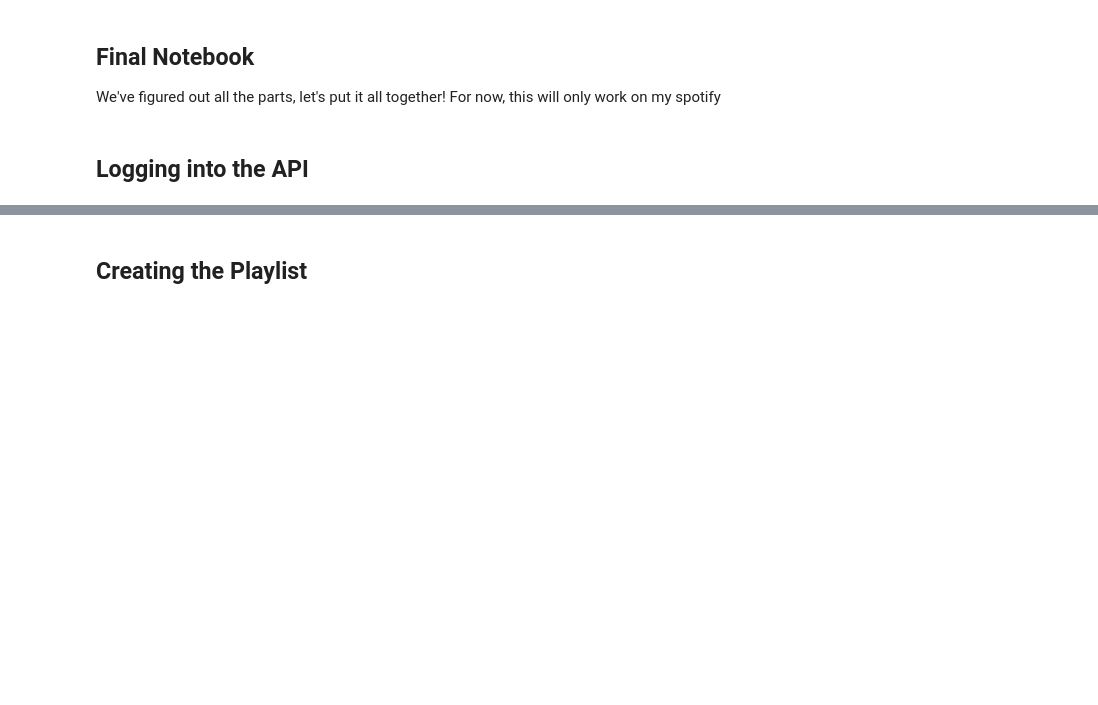
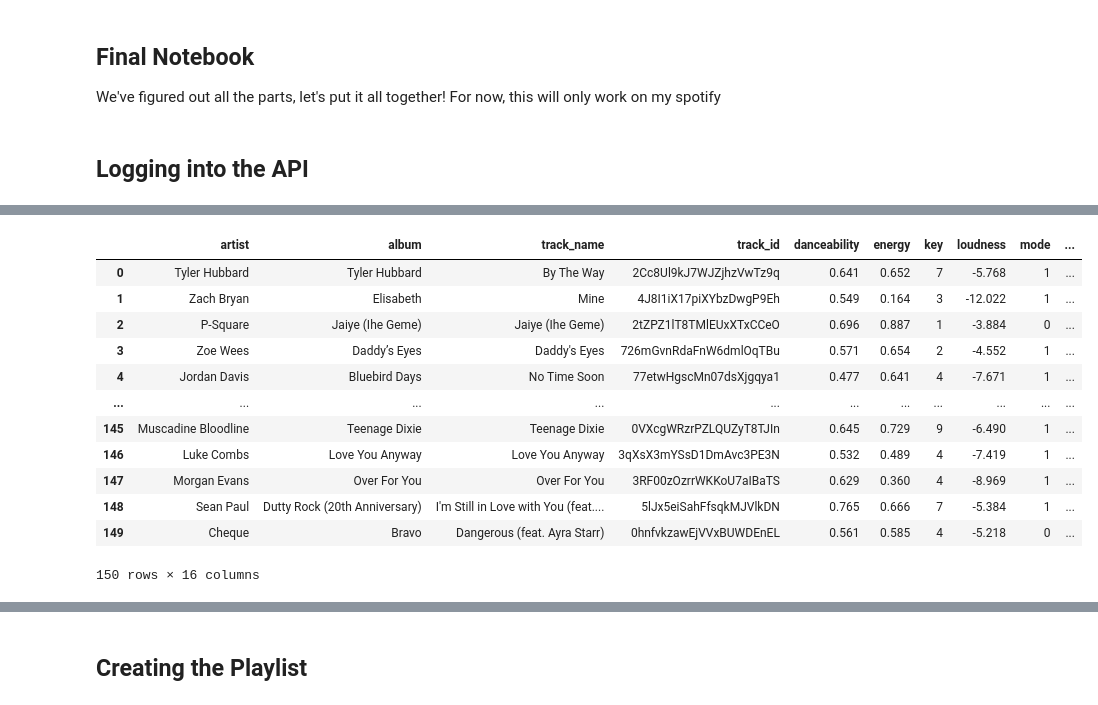
Before and after one commit to victoriab027/Creatify, a Jupyter notebook: notebooks/6.0-final-nb.ipynb, the cells around one changed output, grey strips where cells are left out. Saved outputs shown, nothing was run; the diff lists cells and outputs as text; code cells hidden in the pictures; blank space fills up the shorter version.

```diff
--- a/notebooks/6.0-final-nb.ipynb
+++ b/notebooks/6.0-final-nb.ipynb
@@ -59,0 +76,41 @@ DEBUG:spotipy.client:RESULTS: {'country': 'US', 'display_name': 'victoriab027',
+# %%
+import random
+genres_list =  ['country', 'dancehall']
+track_ids = []
+for genre in genres_list:
+    tracks = sp.search(q='genre:' + genre, type='track', limit=10)['tracks']['items']
+    for track in tracks:
+        track_ids.append(track['id'])
+# Shuffle the list of track IDs
+random.shuffle(track_ids)
+max_num = len(genres_list)*10-5
+
+# Generate recommendations based on the shuffled track IDs
+tracks = []
+i = 0
+while i < max_num:
+    result = sp.recommendations(seed_genre = genres_list, seed_tracks=track_ids[i:i+5], limit=50)['tracks']
+    for track in result:
+        tracks.append(track)
+    i += 5
+song_features_list = ["artist","album","track_name",  "track_id","danceability","energy","key","loudness","mode", "speechiness","instrumentalness","liveness","valence","tempo", "duration_ms","time_signature"]
+song_df = pd.DataFrame(columns = song_features_list)
+for track in tracks:
+    # Create empty dict
+    playlist_features = {}
+   # print(track["album"]["artists"][0])
+    playlist_features["artist"] = track["album"]["artists"][0]["name"]
+    playlist_features["album"] = track["album"]["name"]
+    playlist_features["track_name"] = track["name"]
+    playlist_features["track_id"] = track["id"]
+
+    # Get audio features
+    audio_features = sp.audio_features(playlist_features["track_id"])[0]
+    for feature in song_features_list[4:]:
+        playlist_features[feature] = audio_features[feature]
+
+    # Concat the dfs
+    track_df = pd.DataFrame(playlist_features, index = [0])
+    song_df = pd.concat([song_df, track_df], ignore_index = True)
+    print("track_df")
+    print(track_df)
@@ -59,0 +135,16 @@ DEBUG:spotipy.client:RESULTS: {'country': 'US', 'display_name': 'victoriab027',
+# %%
+song_df
+# %% [output]
+|  | artist | album | track_name | track_id | danceability | energy | key | loudness | mode | ... |
+| 0 | Tyler Hubbard | Tyler Hubbard | By The Way | 2Cc8Ul9kJ7WJZjhzVwTz9q | 0.641 | 0.652 | 7 | -5.768 | 1 | ... |
+| 1 | Zach Bryan | Elisabeth | Mine | 4J8I1iX17piXYbzDwgP9Eh | 0.549 | 0.164 | 3 | -12.022 | 1 | ... |
+| 2 | P-Square | Jaiye (Ihe Geme) | Jaiye (Ihe Geme) | 2tZPZ1lT8TMlEUxXTxCCeO | 0.696 | 0.887 | 1 | -3.884 | 0 | ... |
+| 3 | Zoe Wees | Daddy’s Eyes | Daddy's Eyes | 726mGvnRdaFnW6dmlOqTBu | 0.571 | 0.654 | 2 | -4.552 | 1 | ... |
+| 4 | Jordan Davis | Bluebird Days | No Time Soon | 77etwHgscMn07dsXjgqya1 | 0.477 | 0.641 | 4 | -7.671 | 1 | ... |
+| ... | ... | ... | ... | ... | ... | ... | ... | ... | ... | ... |
+| 145 | Muscadine Bloodline | Teenage Dixie | Teenage Dixie | 0VXcgWRzrPZLQUZyT8TJIn | 0.645 | 0.729 | 9 | -6.490 | 1 | ... |
+| 146 | Luke Combs | Love You Anyway | Love You Anyway | 3qXsX3mYSsD1DmAvc3PE3N | 0.532 | 0.489 | 4 | -7.419 | 1 | ... |
+| 147 | Morgan Evans | Over For You | Over For You | 3RF00zOzrrWKKoU7aIBaTS | 0.629 | 0.360 | 4 | -8.969 | 1 | ... |
+| 148 | Sean Paul | Dutty Rock (20th Anniversary) | I'm Still in Love with You (feat.... | 5lJx5eiSahFfsqkMJVlkDN | 0.765 | 0.666 | 7 | -5.384 | 1 | ... |
+| 149 | Cheque | Bravo | Dangerous (feat. Ayra Starr) | 0hnfvkzawEjVVxBUWDEnEL | 0.561 | 0.585 | 4 | -5.218 | 0 | ... |
+150 rows × 16 columns
```
Also changed, not shown: parts of 21 cells of this notebook, 4 other files.
